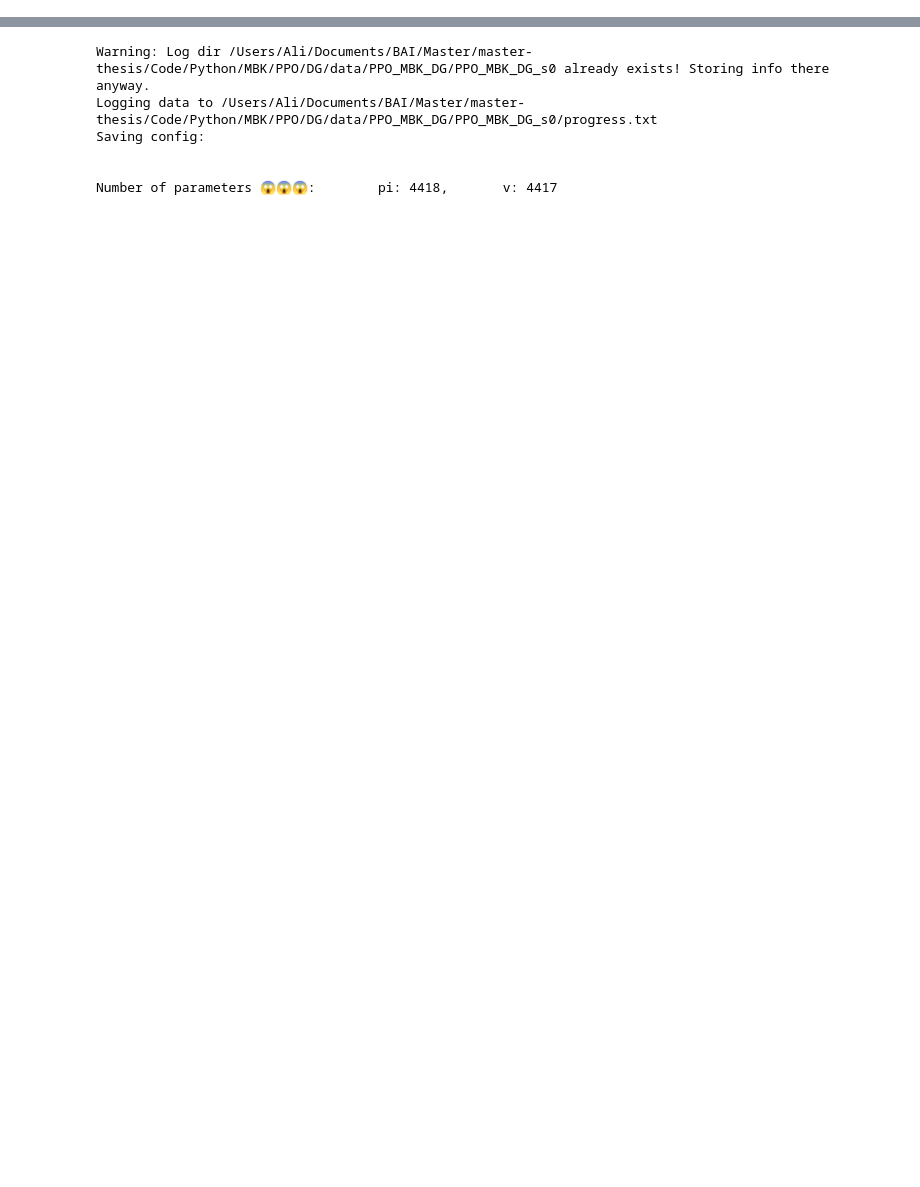
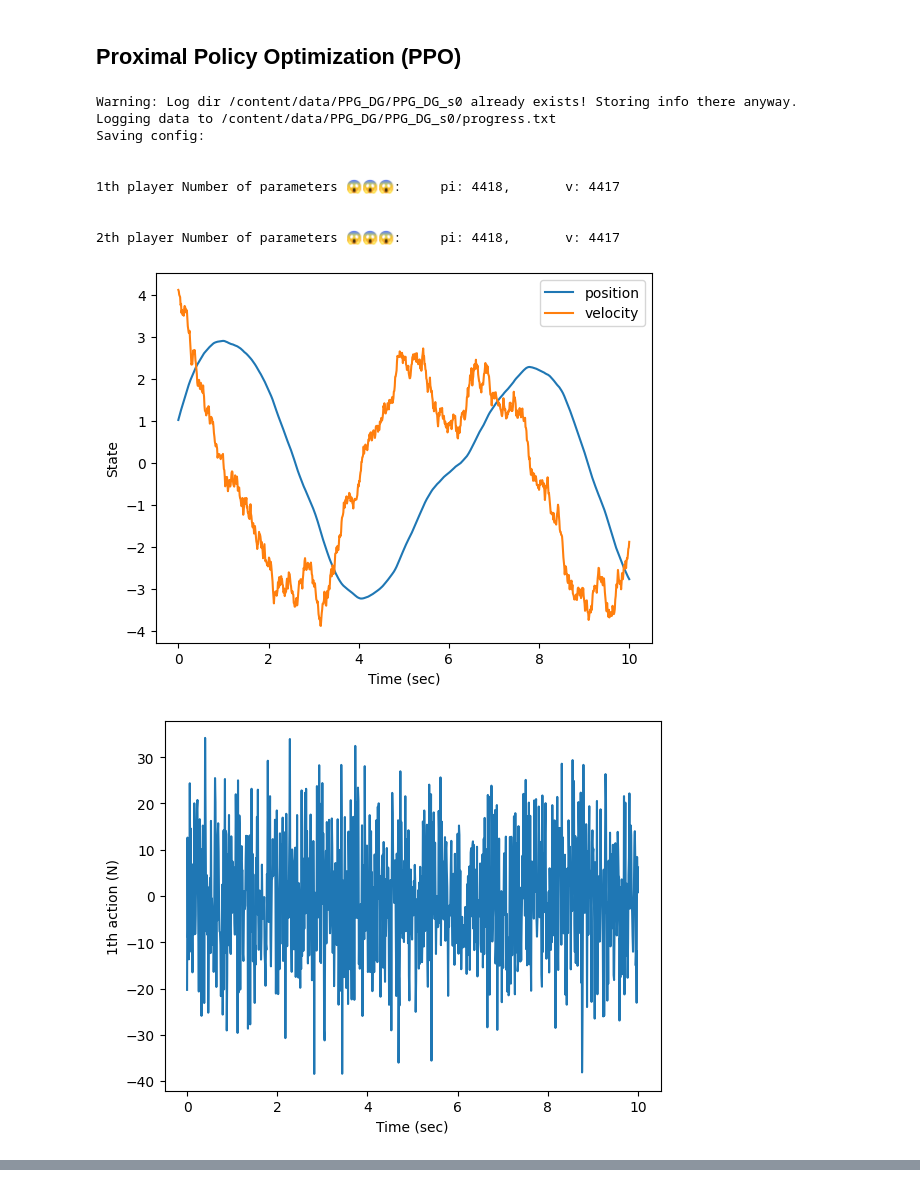
Before and after one commit to alibaniasad1999/master-thesis, a Jupyter notebook: Code/Python/MBK/PPO/DG/PPO_MBK_DG.ipynb, the cells around one changed output, grey strips where cells are left out. Cells and saved outputs as stored; diff of their text form; code cells hidden in the pictures; blank space fills up the shorter version.

Commit message:
finally, the second player worked

```diff
--- a/Code/Python/MBK/PPO/DG/PPO_MBK_DG.ipynb
+++ b/Code/Python/MBK/PPO/DG/PPO_MBK_DG.ipynb
@@ -165,0 +205,29 @@ class PPOBuffer:
+# %%
+def setup_pytorch_for_mpi():
+    """
+    Avoid slowdowns caused by each separate process's PyTorch using
+    more than its fair share of CPU resources.
+    """
+    #print('Proc %d: Reporting original number of Torch threads as %d.'%(proc_id(), torch.get_num_threads()), flush=True)
+    if torch.get_num_threads()==1:
+        return
+    fair_num_threads = max(int(torch.get_num_threads() / num_procs()), 1)
+    torch.set_num_threads(fair_num_threads)
+    #print('Proc %d: Reporting new number of Torch threads as %d.'%(proc_id(), torch.get_num_threads()), flush=True)
+
+def mpi_avg_grads(module):
+    """ Average contents of gradient buffers across MPI processes. """
+    if num_procs()==1:
+        return
+    for p in module.parameters():
+        p_grad_numpy = p.grad.numpy()   # numpy view of tensor data
+        avg_p_grad = mpi_avg(p.grad)
+        p_grad_numpy[:] = avg_p_grad[:]
+
+def sync_params(module):
+    """ Sync all parameters of module across all MPI processes. """
+    if num_procs()==1:
+        return
+    for p in module.parameters():
+        p_numpy = p.data.numpy()
+        broadcast(p_numpy)
@@ -165,0 +1322,2 @@ class PPOBuffer:
+# %% [markdown]
+## Proximal Policy Optimization (PPO)
@@ -677,10 +1855,34 @@ class MassSpringDamperEnv(gym.Env):
 # %%
 # Define constants
 HID = 64
 L = 2
 GAMMA = 0.99
 SEED = 0
 STEPS = 4000
 EPOCHS = 216
-EXP_NAME = 'PPO_MBK_DG'
+EXP_NAME = 'PPG_DG'
+
+# Use the constants directly
+
+
+
 logger_kwargs = setup_logger_kwargs(EXP_NAME, SEED)
+
+ppo = PPO(MassSpringDamperEnv(), ac_kwargs=dict(hidden_sizes=[HID] * L), gamma=GAMMA,
+            seed=SEED, steps_per_epoch=STEPS, epochs=EPOCHS,
+            logger_kwargs=logger_kwargs)
+
+# test PPO agent (not trained)
+ppo.test(deterministic=False)
+# %% [output]
+Warning: Log dir /content/data/PPG_DG/PPG_DG_s0 already exists! Storing info there anyway.
+Logging data to /content/data/PPG_DG/PPG_DG_s0/progress.txt
+Saving config:
+
+
+1th player Number of parameters 😱😱😱:     pi: 4418,       v: 4417
+
+
+2th player Number of parameters 😱😱😱:     pi: 4418,       v: 4417
+[figure, added]
+[figure, added]
@@ -687,12 +1889,0 @@ logger_kwargs = setup_logger_kwargs(EXP_NAME, SEED)
-# %%
-# Proximal Policy Optimization
-ppo = PPO(MassSpringDamperEnv(), ac_kwargs=dict(hidden_sizes=[HID] * L), gamma=GAMMA,
-            seed=SEED, steps_per_epoch=STEPS, epochs=EPOCHS,
-            logger_kwargs=logger_kwargs)
-# %% [output]
-Warning: Log dir /Users/Ali/Documents/BAI/Master/master-thesis/Code/Python/MBK/PPO/DG/data/PPO_MBK_DG/PPO_MBK_DG_s0 already exists! Storing info there anyway.
-Logging data to /Users/Ali/Documents/BAI/Master/master-thesis/Code/Python/MBK/PPO/DG/data/PPO_MBK_DG/PPO_MBK_DG_s0/progress.txt
-Saving config:
-
-
-Number of parameters 😱😱😱:        pi: 4418,       v: 4417
```
Also changed, not shown: parts of 27 cells of this notebook, 13 other files.
